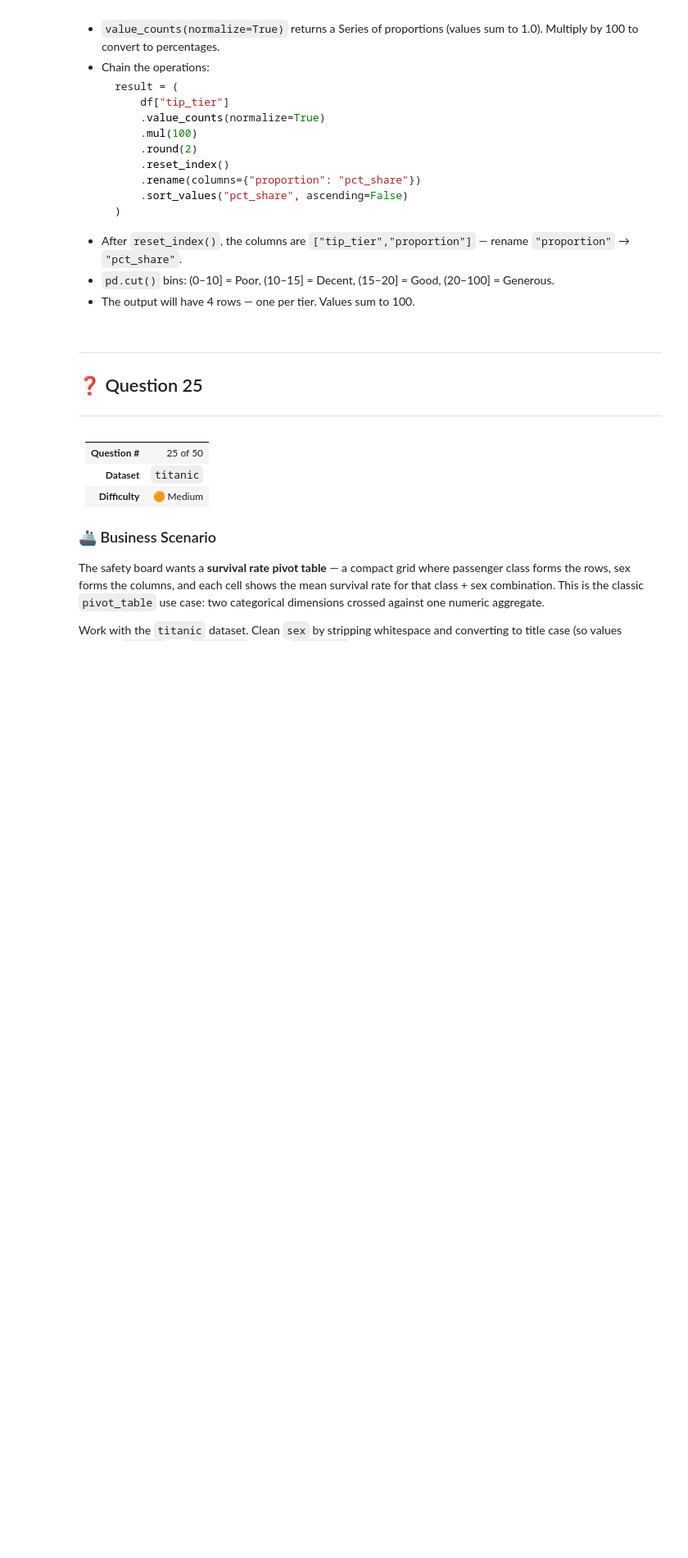
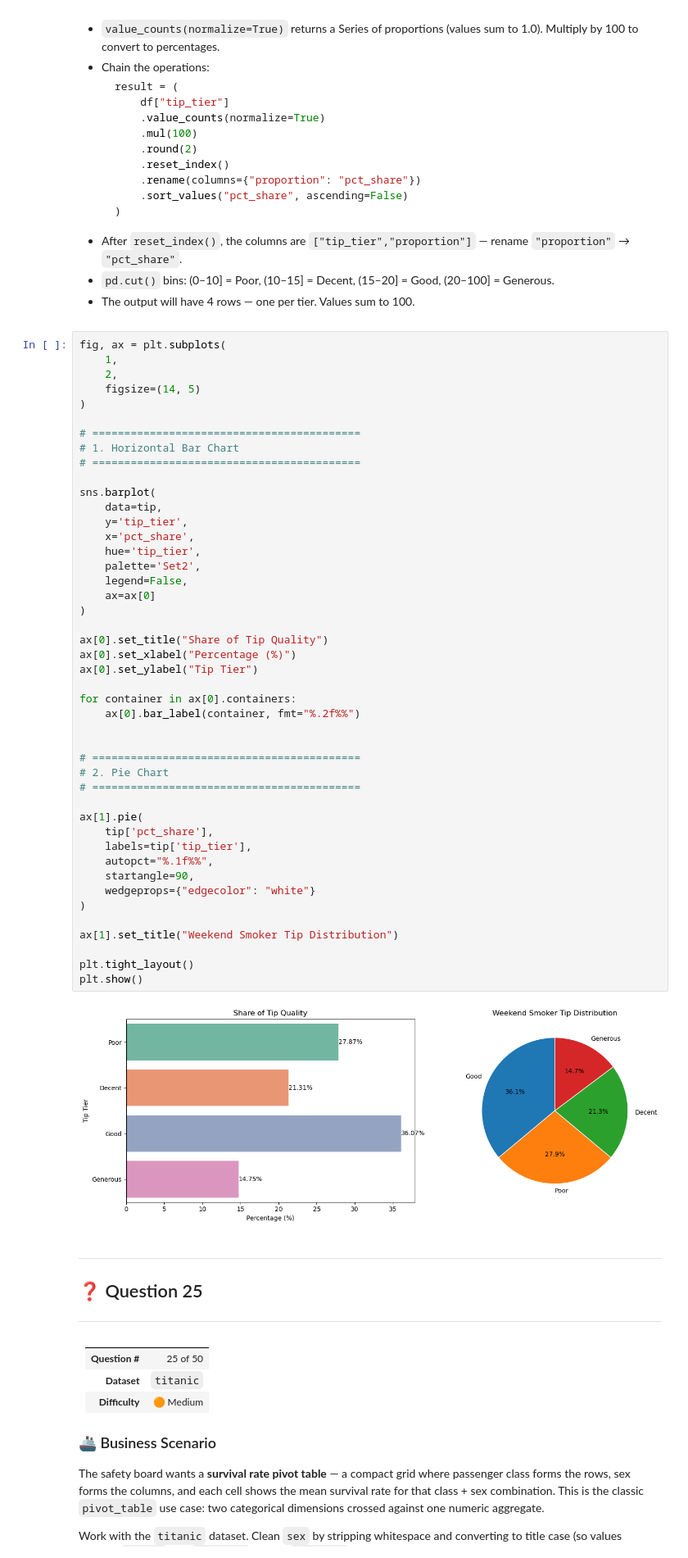
Before and after one commit to abhishekkatewaofficial-lab/Machine-Learning, a Jupyter notebook: Notes/Pandas/4. Practice/Pandas_Practice_Series_Notebook_02.ipynb, the cells around one changed output. Shown at 82% size. Saved outputs shown, nothing was run; the diff lists cells and outputs as text; folded sections open; blank space fills up the shorter version.

```diff
--- a/Notes/Pandas/4. Practice/Pandas_Practice_Series_Notebook_02.ipynb
+++ b/Notes/Pandas/4. Practice/Pandas_Practice_Series_Notebook_02.ipynb
@@ -4094,6 +4650,53 @@ str.strip+title  +  isin() + & filter  +  dropna (multi-col)  +  Computed Column
 - The output will have 4 rows — one per tier. Values sum to 100.
 
 </details>
+# %%
+fig, ax = plt.subplots(
+    1,
+    2,
+    figsize=(14, 5)
+)
+
+# ==========================================
+# 1. Horizontal Bar Chart
+# ==========================================
+
+sns.barplot(
+    data=tip,
+    y='tip_tier',
+    x='pct_share',
+    hue='tip_tier',
+    palette='Set2',
+    legend=False,
+    ax=ax[0]
+)
+
+ax[0].set_title("Share of Tip Quality")
+ax[0].set_xlabel("Percentage (%)")
+ax[0].set_ylabel("Tip Tier")
+
+for container in ax[0].containers:
+    ax[0].bar_label(container, fmt="%.2f%%")
+
+
+# ==========================================
+# 2. Pie Chart
+# ==========================================
+
+ax[1].pie(
+    tip['pct_share'],
+    labels=tip['tip_tier'],
+    autopct="%.1f%%",
+    startangle=90,
+    wedgeprops={"edgecolor": "white"}
+)
+
+ax[1].set_title("Weekend Smoker Tip Distribution")
+
+plt.tight_layout()
+plt.show()
+# %% [output]
+[figure, added]
 # %% [markdown]
 ---
 
```
Also changed, not shown: parts of 9 cells of this notebook.
